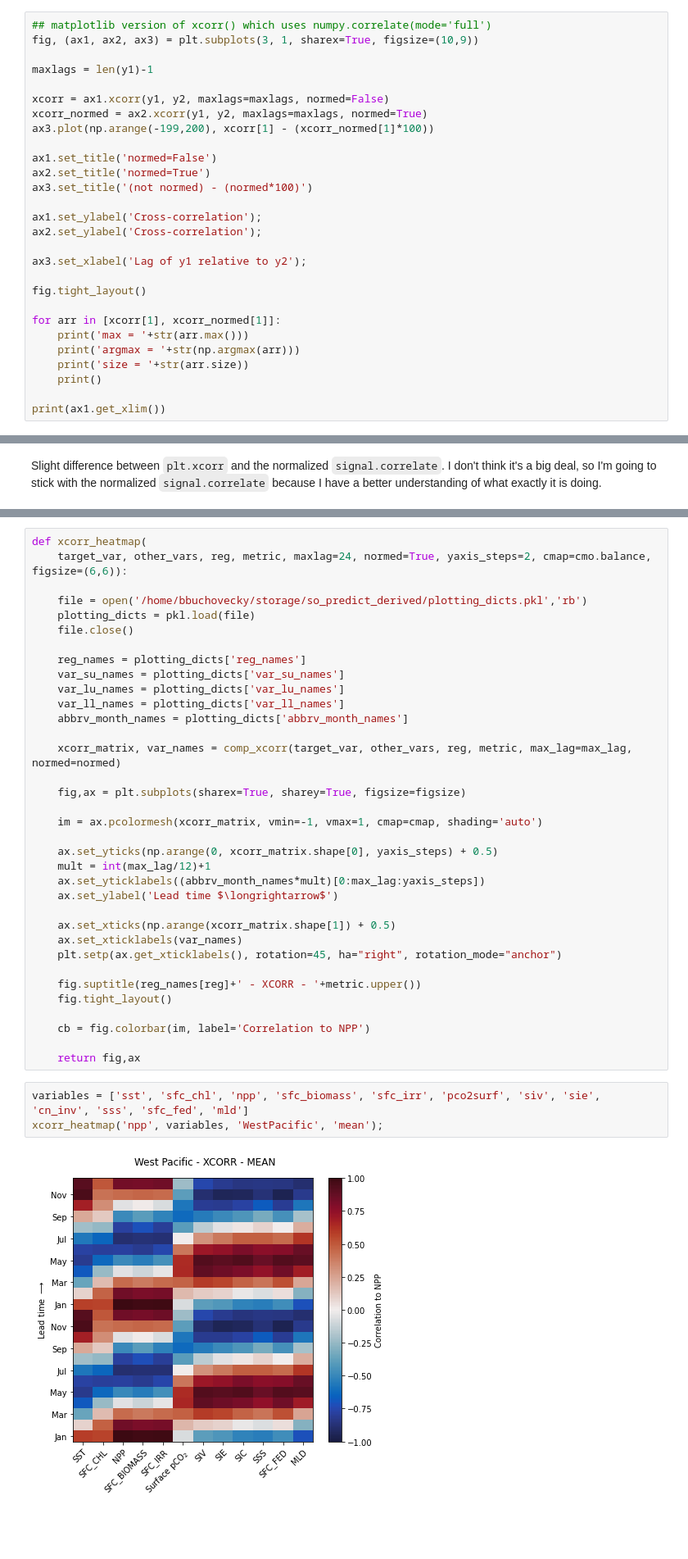
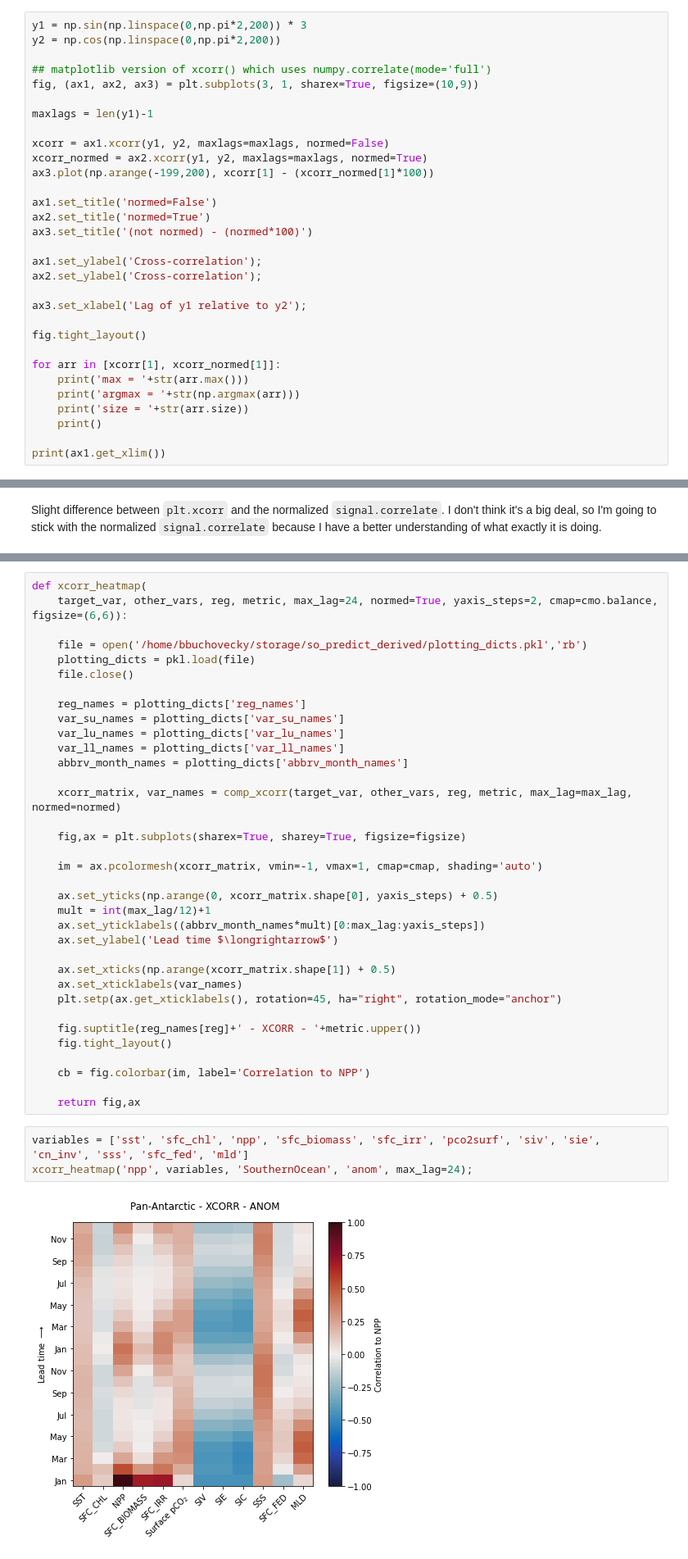
Before and after one commit to bbuchovecky/hmei, a Jupyter notebook: notebooks/correlation_analysis.ipynb, the cells around one changed output, grey strips where cells are left out. Shown at 82% size. Saved outputs shown, nothing was run; the diff lists cells and outputs as text; blank space fills up the shorter version.

```diff
--- a/notebooks/correlation_analysis.ipynb
+++ b/notebooks/correlation_analysis.ipynb
@@ -119,6 +119,9 @@ False
 ## `plt.xcorr`
 It looks like `xcorr(normed=True)*100` $\approx$ `xcorr(normed=False)`
 # %%
+y1 = np.sin(np.linspace(0,np.pi*2,200)) * 3
+y2 = np.cos(np.linspace(0,np.pi*2,200))
+
 ## matplotlib version of xcorr() which uses numpy.correlate(mode='full')
 fig, (ax1, ax2, ax3) = plt.subplots(3, 1, sharex=True, figsize=(10,9))
 
@@ -274,7 +277,7 @@ def comp_xcorr(
     return xcorr_matrix.T, var_names
 # %%
 def xcorr_heatmap(
-    target_var, other_vars, reg, metric, maxlag=24, normed=True, yaxis_steps=2, cmap=cmo.balance, figsize=(6,6)):
+    target_var, other_vars, reg, metric, max_lag=24, normed=True, yaxis_steps=2, cmap=cmo.balance, figsize=(6,6)):
 
     file = open('/home/bbuchovecky/storage/so_predict_derived/plotting_dicts.pkl','rb')
     plotting_dicts = pkl.load(file)
@@ -309,6 +312,6 @@ def xcorr_heatmap(
     return fig,ax
 # %%
 variables = ['sst', 'sfc_chl', 'npp', 'sfc_biomass', 'sfc_irr', 'pco2surf', 'siv', 'sie', 'cn_inv', 'sss', 'sfc_fed', 'mld']
-xcorr_heatmap('npp', variables, 'WestPacific', 'mean');
+xcorr_heatmap('npp', variables, 'SouthernOcean', 'anom', max_lag=24);
 # %% [output]
-[figure, old version]
+[figure, new version]
```
Also changed, not shown: parts of 3 cells of this notebook, 1 other file.
